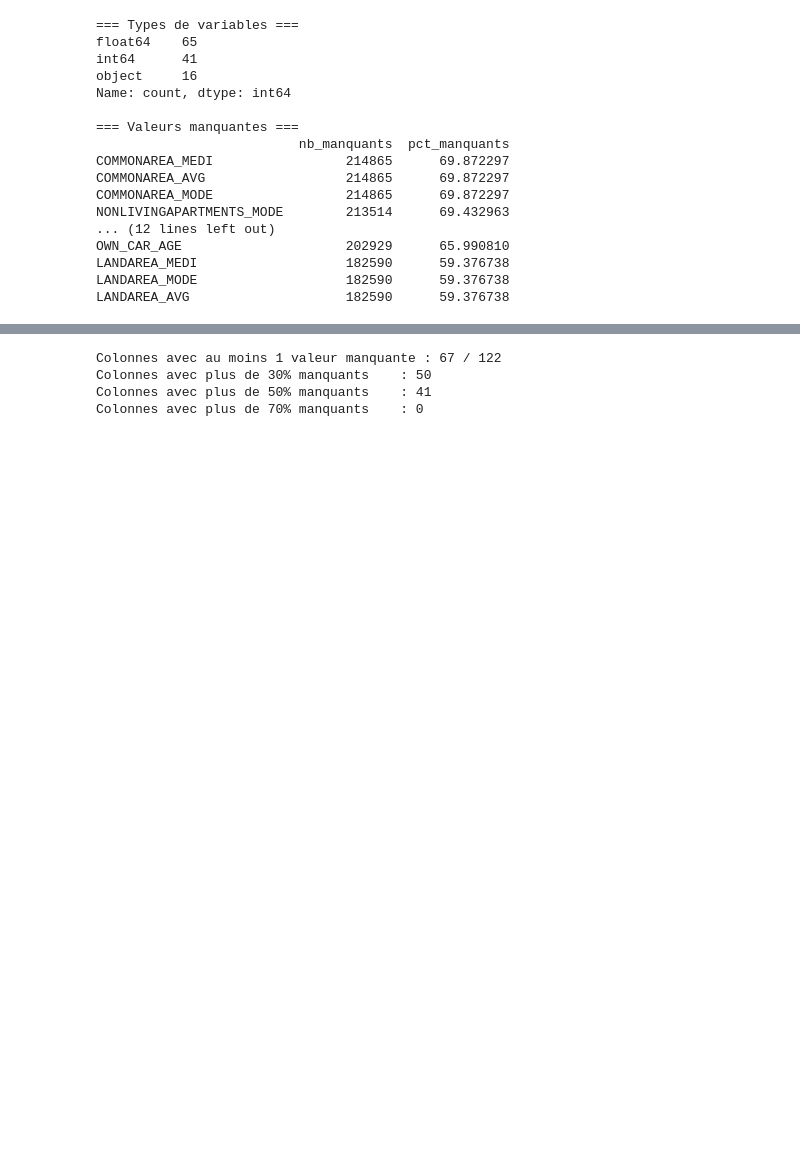
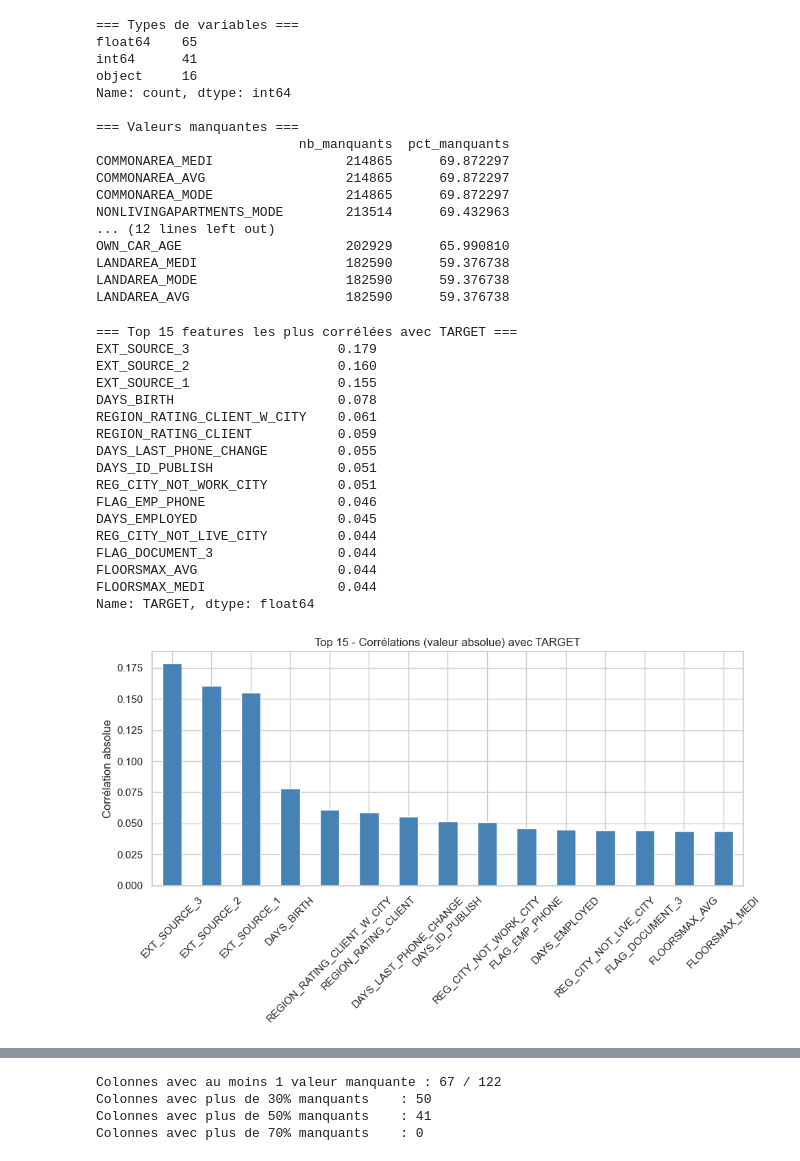
Before and after one commit to Rmercierwork/Projet_7_scoring_credit, a Jupyter notebook: notebooks/01_preparation_donnees.ipynb, the cells around one changed output, grey strips where cells are left out. Saved outputs shown, nothing was run; the diff lists cells and outputs as text; code cells hidden in the pictures; blank space fills up the shorter version.

```diff
--- a/notebooks/01_preparation_donnees.ipynb
+++ b/notebooks/01_preparation_donnees.ipynb
@@ -86,3 +76,46 @@ OWN_CAR_AGE                     202929      65.990810
 LANDAREA_MEDI                   182590      59.376738
 LANDAREA_MODE                   182590      59.376738
 LANDAREA_AVG                    182590      59.376738
+# %%
+# ============================================================
+# Analyse des corrélations avec la TARGET
+# ============================================================
+
+# On sélectionne uniquement les colonnes numériques
+num_cols_corr = df_train.select_dtypes(include=['float64', 'int64']).columns.tolist()
+
+# Calcul des corrélations avec la TARGET
+correlations = df_train[num_cols_corr].corr()['TARGET'].drop('TARGET')
+correlations = correlations.abs().sort_values(ascending=False)
+
+print("=== Top 15 features les plus corrélées avec TARGET ===")
+print(correlations.head(15).round(3))
+
+# Visualisation
+fig, ax = plt.subplots(figsize=(10, 6))
+correlations.head(15).plot(kind='bar', ax=ax, color='steelblue')
+ax.set_title("Top 15 - Corrélations (valeur absolue) avec TARGET")
+ax.set_xlabel("")
+ax.set_ylabel("Corrélation absolue")
+ax.tick_params(axis='x', rotation=45)
+plt.tight_layout()
+plt.show()
+# %% [output]
+=== Top 15 features les plus corrélées avec TARGET ===
+EXT_SOURCE_3                   0.179
+EXT_SOURCE_2                   0.160
+EXT_SOURCE_1                   0.155
+DAYS_BIRTH                     0.078
+REGION_RATING_CLIENT_W_CITY    0.061
+REGION_RATING_CLIENT           0.059
+DAYS_LAST_PHONE_CHANGE         0.055
+DAYS_ID_PUBLISH                0.051
+REG_CITY_NOT_WORK_CITY         0.051
+FLAG_EMP_PHONE                 0.046
+DAYS_EMPLOYED                  0.045
+REG_CITY_NOT_LIVE_CITY         0.044
+FLAG_DOCUMENT_3                0.044
+FLOORSMAX_AVG                  0.044
+FLOORSMAX_MEDI                 0.044
+Name: TARGET, dtype: float64
+[figure, added]
```
Also changed, not shown: parts of 19 cells of this notebook, 3 other files.
